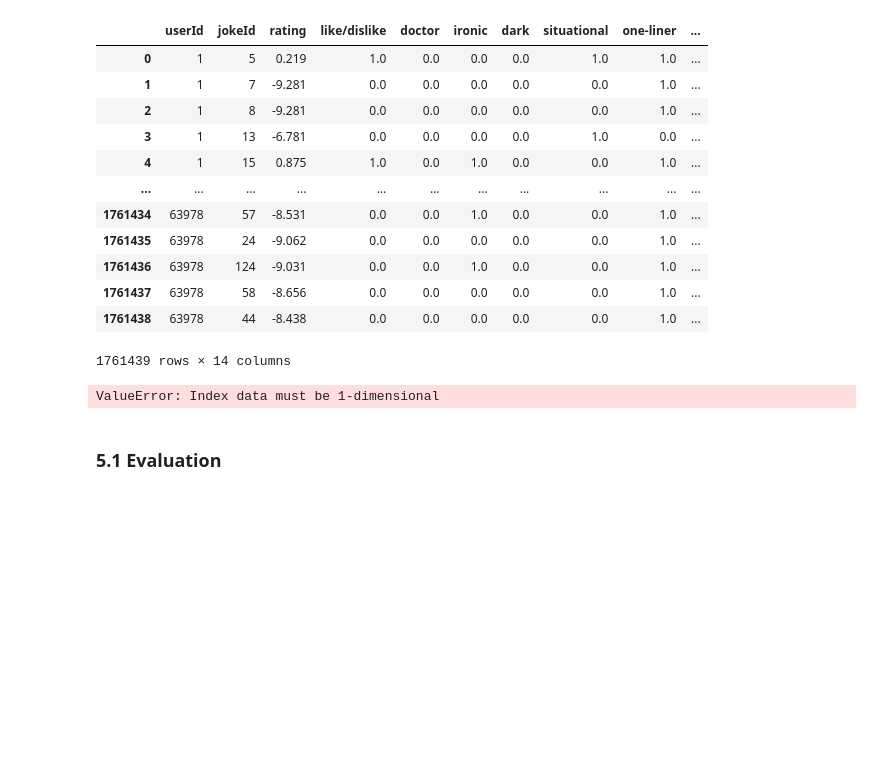
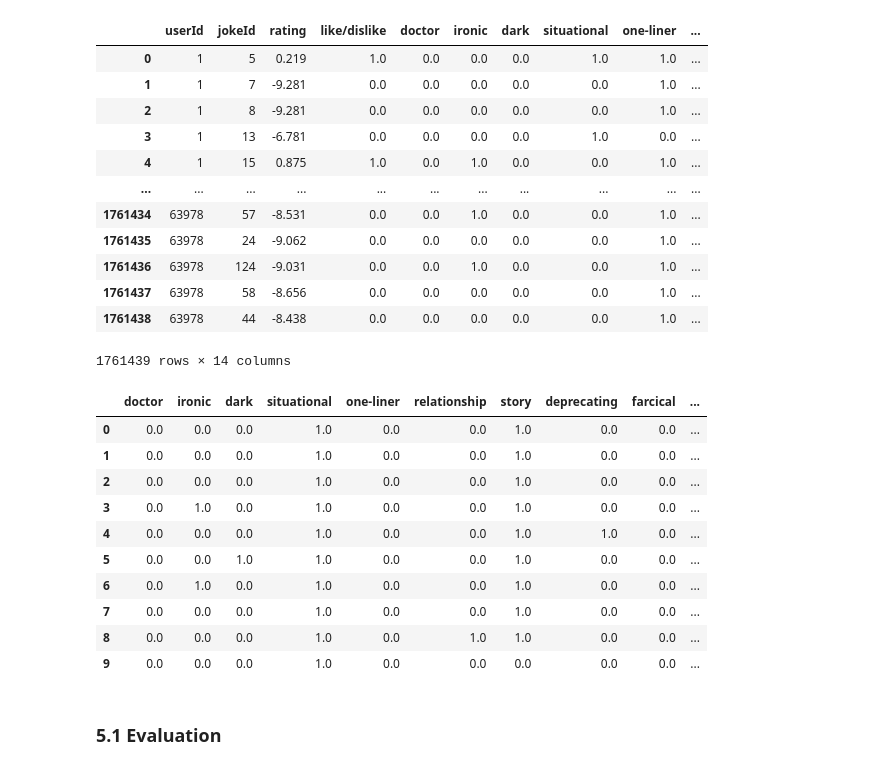
Before and after one commit to RedOrBlueP1ll/reasonable_recommendations, a Jupyter notebook: joke_recsyst_notebook.ipynb, the cells around one changed output. Drawn from its saved outputs; the diff is of its cells as text; code cells hidden in the pictures; blank space fills up the shorter version.

Commit message:
finished content_based()

```diff
--- a/joke_recsyst_notebook.ipynb
+++ b/joke_recsyst_notebook.ipynb
@@ -355,29 +355,47 @@ dtype: object
 # %%
 from sklearn.metrics.pairwise import cosine_similarity
 import numpy as np
+import random
 
 def most_similar_jokes(labeled_jokes_df, liked_joke_id, n_desc_rankings):
     df = labeled_jokes_df.copy()
     df.drop(['jokeId', 'jokeText'], axis=1, inplace=True)
     matrix = cosine_similarity(df)
     #we have a matrix of arrays of the similarity of that joke to all other jokes
     #to recommend n jokes to a user we need a joke they like
     jokes_sim_list = list(matrix[liked_joke_id-1])
     jokes_sim_top = sorted(((value, index) for index, value in enumerate(jokes_sim_list)), reverse=True)
     jokes_top_indices = []
     cos_sim = []
     for i in range(n_desc_rankings):
         jokes_top_indices.append(jokes_sim_top[i][1])
         cos_sim.append(jokes_sim_top[i][0])
-    df = df.iloc[df].reset_index()
+    df = df.iloc[jokes_top_indices].reset_index()
     df.rename(columns = {'index':'jokeId'}, inplace = True)
     df = df.join(jokes_df, on='jokeId', lsuffix='jokeId')
     df.drop(['jokeIdjokeId'], axis=1, inplace=True)
     df['sim'] = cos_sim
     return df
-most_similar_jokes(labeled_jokes_df, 20, 10)
+
+def content_based(user,  n_desc_rankings):
+    user_df = ratings_df.loc[ratings_df['userId']==user]
+    user_df = user_df.loc[user_df['like/dislike']==1].sort_values('rating', ascending=False)
+    liked_jokes = list(user_df['jokeId'])
+    chosen_joke = random.choice(liked_jokes)
+    return most_similar_jokes(labeled_jokes_df, chosen_joke, n_desc_rankings)
+content_based(15,  10)
 # %% [output]
-ValueError: Index data must be 1-dimensional
+|  | doctor | ironic | dark | situational | one-liner | relationship | story | deprecating | farcical | ... |
+| 0 | 0.0 | 0.0 | 0.0 | 1.0 | 0.0 | 0.0 | 1.0 | 0.0 | 0.0 | ... |
+| 1 | 0.0 | 0.0 | 0.0 | 1.0 | 0.0 | 0.0 | 1.0 | 0.0 | 0.0 | ... |
+| 2 | 0.0 | 0.0 | 0.0 | 1.0 | 0.0 | 0.0 | 1.0 | 0.0 | 0.0 | ... |
+| 3 | 0.0 | 1.0 | 0.0 | 1.0 | 0.0 | 0.0 | 1.0 | 0.0 | 0.0 | ... |
+| 4 | 0.0 | 0.0 | 0.0 | 1.0 | 0.0 | 0.0 | 1.0 | 1.0 | 0.0 | ... |
+| 5 | 0.0 | 0.0 | 1.0 | 1.0 | 0.0 | 0.0 | 1.0 | 0.0 | 0.0 | ... |
+| 6 | 0.0 | 1.0 | 0.0 | 1.0 | 0.0 | 0.0 | 1.0 | 0.0 | 0.0 | ... |
+| 7 | 0.0 | 0.0 | 0.0 | 1.0 | 0.0 | 0.0 | 1.0 | 0.0 | 0.0 | ... |
+| 8 | 0.0 | 0.0 | 0.0 | 1.0 | 0.0 | 1.0 | 1.0 | 0.0 | 0.0 | ... |
+| 9 | 0.0 | 0.0 | 0.0 | 1.0 | 0.0 | 0.0 | 0.0 | 0.0 | 0.0 | ... |
 # %% [markdown]
 ### 5.1 Evaluation
 # %% [markdown]
```
Also changed, not shown: parts of 2 cells of this notebook.
